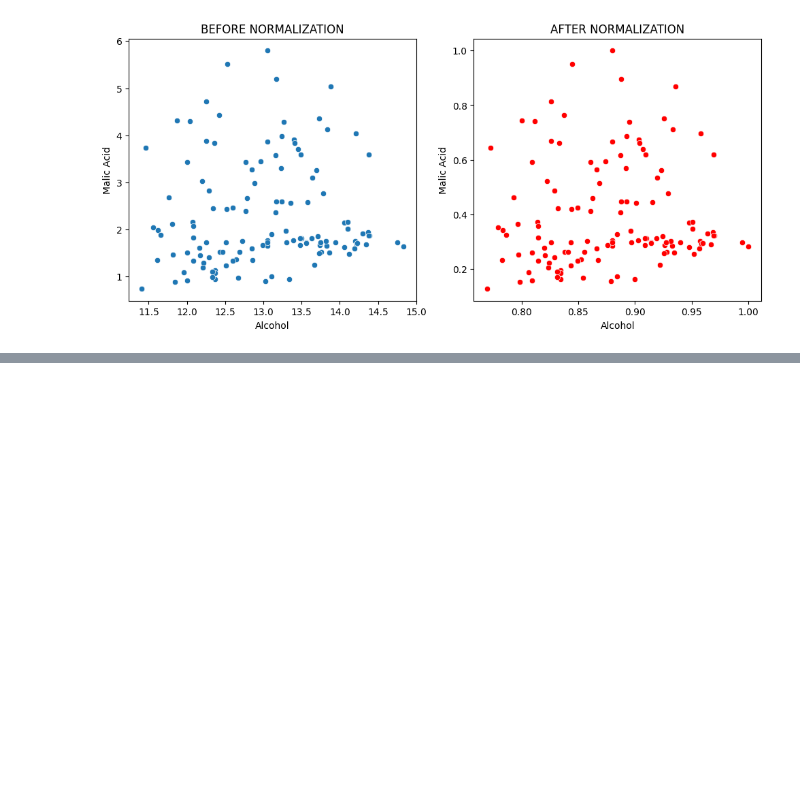
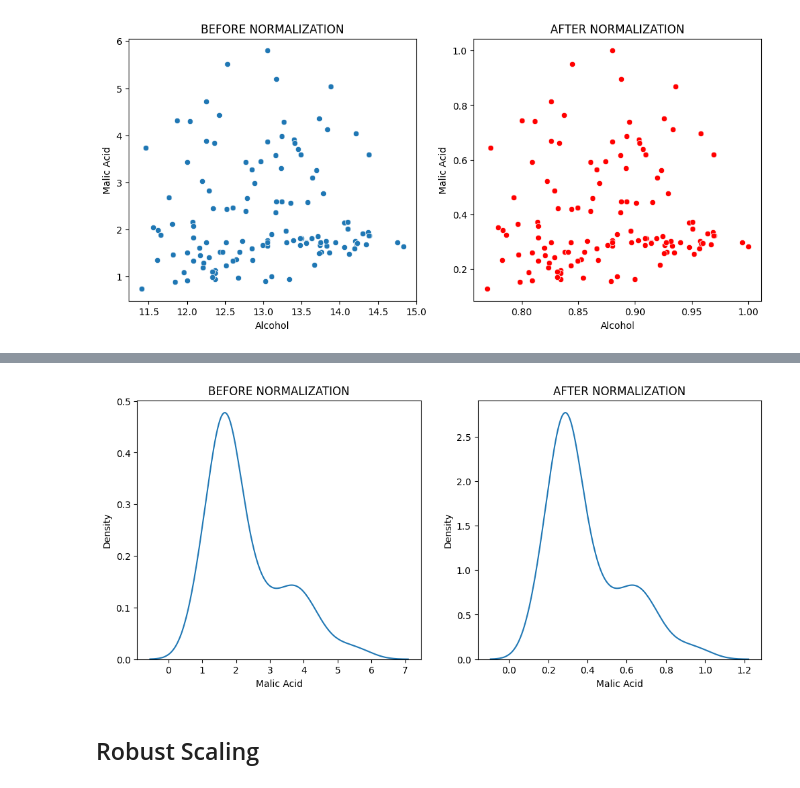
Before and after one commit to Avedeva/self-practice, a Jupyter notebook: ML_side_quests/Normalization/normalization.ipynb, the cells around one changed output, grey strips where cells are left out. Saved outputs shown, nothing was run; the diff lists cells and outputs as text; code cells hidden in the pictures; blank space fills up the shorter version.

```diff
--- a/ML_side_quests/Normalization/normalization.ipynb
+++ b/ML_side_quests/Normalization/normalization.ipynb
@@ -356,0 +392,18 @@ plt.show()
+# %%
+fig,(ax1,ax2) = plt.subplots(ncols=2,figsize = (12,5))
+
+ax1.set_title("BEFORE NORMALIZATION")
+# sns.kdeplot(X_test["Alcohol"],ax=ax1)
+# sns.kdeplot(X_abs_test["Alcohol"],ax=ax2)
+
+
+ax2.set_title("AFTER NORMALIZATION")
+sns.kdeplot(X_test["Malic Acid"],ax=ax1)
+sns.kdeplot(X_abs_test["Malic Acid"],ax=ax2)
+
+
+plt.show()
+# %% [output]
+[figure, added]
+# %% [markdown]
+## Robust Scaling
```
Also changed, not shown: parts of 12 cells of this notebook, 1 other file.
